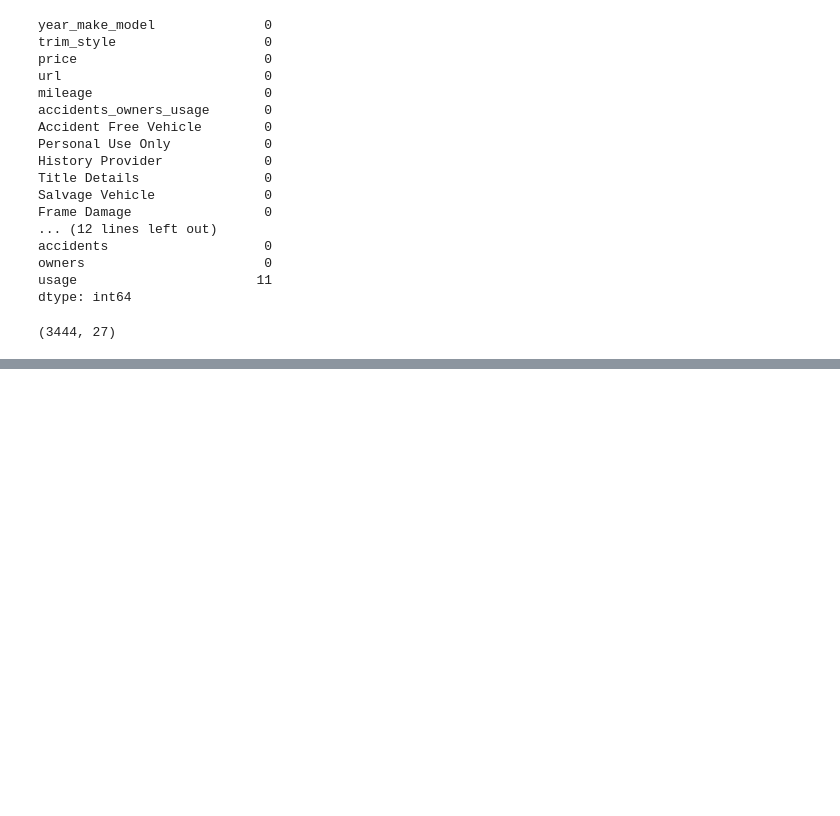
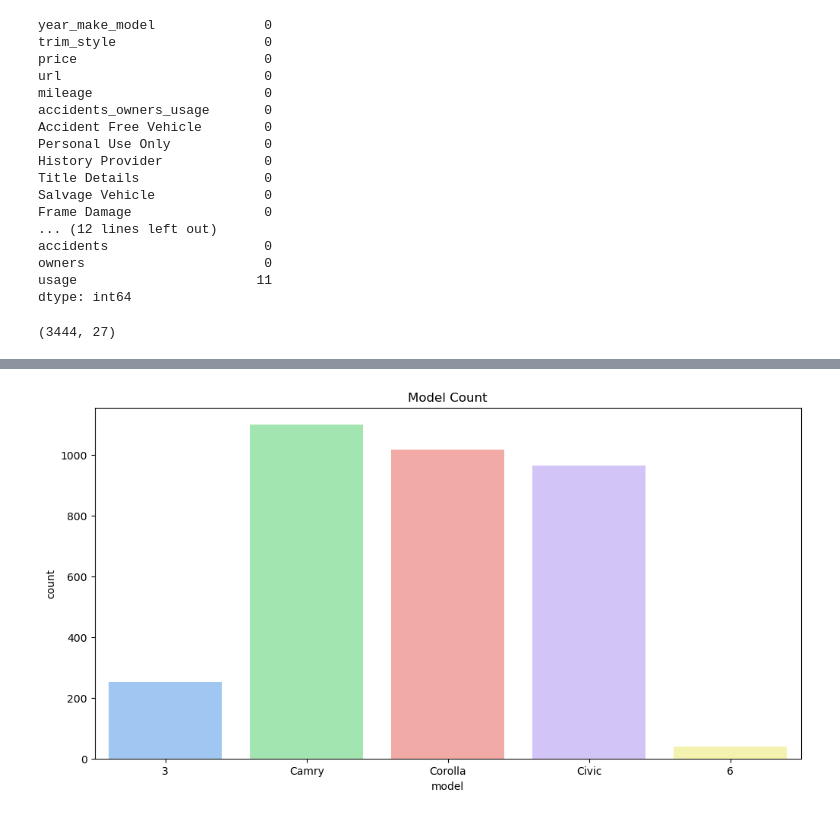
Before and after one commit to lfigil/car_scraper, a Jupyter notebook: car_scraper_web_v2.ipynb, the cells around one changed output, grey strips where cells are left out. Cells and saved outputs as stored; diff of their text form; code cells hidden in the pictures; blank space fills up the shorter version.

```diff
--- a/car_scraper_web_v2.ipynb
+++ b/car_scraper_web_v2.ipynb
@@ -540,0 +638,6 @@ suv_filtered_df.to_csv("vehicle_data/sedan_clean.csv", index=False)
+# %%
+sns.countplot(sedan_df, x='model')
+plt.title('Model Count')
+plt.show()
+# %% [output]
+[figure, added]
```
Also changed, not shown: parts of 13 cells of this notebook, 23 other files.
